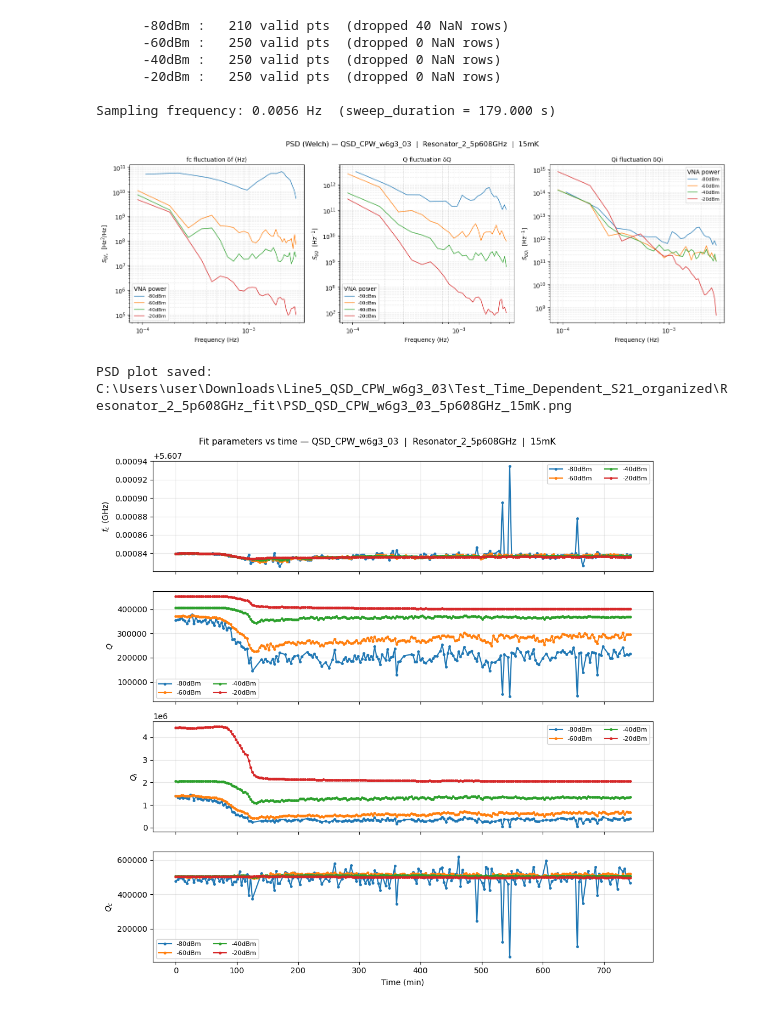
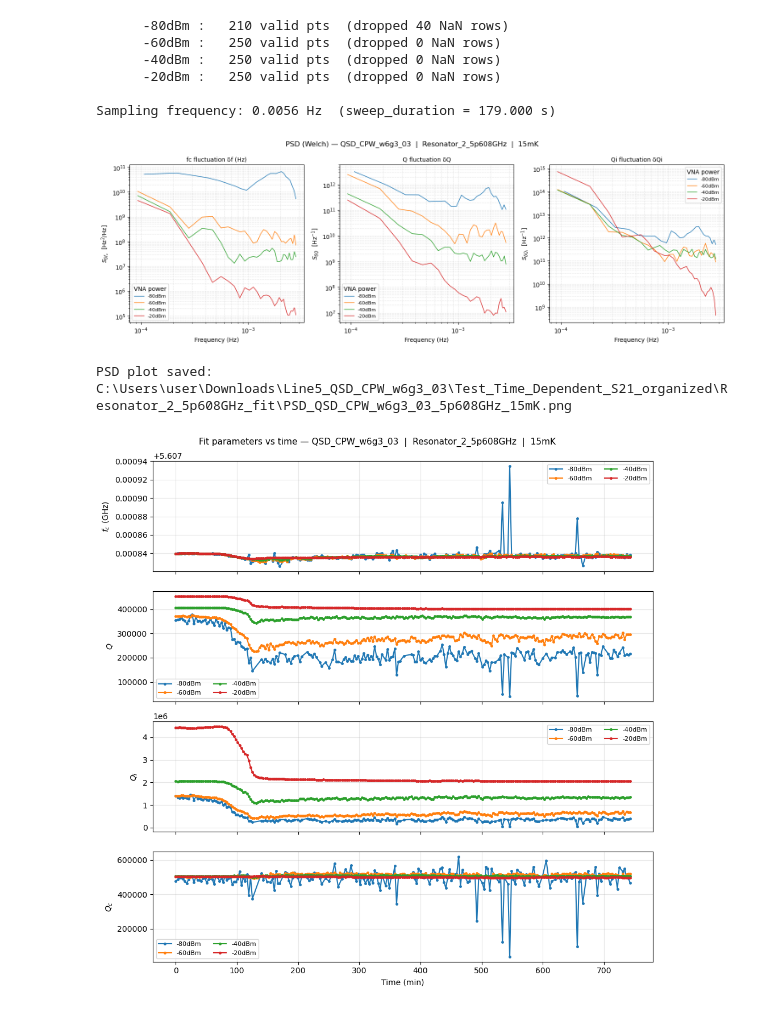
Before and after one commit to WeiRenSyong/Arrange_VNA_Data, a Jupyter notebook: Deal_with_Time_dependent_data.ipynb, the cells around one changed output. Drawn from its saved outputs; the diff is of its cells as text; code cells hidden in the pictures.

```diff
--- a/Deal_with_Time_dependent_data.ipynb
+++ b/Deal_with_Time_dependent_data.ipynb
@@ -679,7 +679,7 @@ Sampling frequency: 0.0056 Hz  (sweep_duration = 179.000 s)
 # For Q, Qi: PSD of fluctuations δQ = Q - mean(Q)           [units: 1/Hz]
 #
 # Welch parameters — adjust nperseg for frequency resolution vs noise trade-off
-nperseg  = 256    # samples per Welch segment; must be ≤ min(n_sweeps) // 4
+nperseg  = 60    # samples per Welch segment; must be ≤ min(n_sweeps) // 4
 noverlap = None   # None → 50% overlap (scipy default)
 
 quantities = [
@@ -702,34 +702,34 @@ for ax, (qty_key, ylabel, desc) in zip(axes, quantities):
         y -= np.mean(y)   # remove DC offset (work with fluctuations)
 
         seg = min(nperseg, len(y) // 4)
         if seg < 8:
             print(f"  [WARN] Too few points for Welch ({pwr}, {qty_key}) — skipping.")
             continue
 
         freqs_psd, Pxx = sig.welch(y, fs=fs, nperseg=seg, noverlap=noverlap)
 
         mask = freqs_psd > 0   # skip DC bin on log axis
         ax.loglog(freqs_psd[mask], Pxx[mask], label=pwr, lw=1)
 
     ax.set_xlabel("Frequency (Hz)")
     ax.set_ylabel(ylabel)
     ax.set_title(desc, fontsize=10)
     ax.legend(fontsize=8, title="VNA power")
     ax.grid(True, which='both', alpha=0.3, ls='--')
 
 fig.suptitle(
     f"PSD (Welch) — {sample_name}  |  {res_label}_{freq_str}  |  {temperature}",
     fontsize=12
 )
 fig.tight_layout()
 
 # Save PSD figure
 psd_plot_path = fit_dir / f"PSD_{sample_name}_{freq_str}_{temperature}.png"
 fig.savefig(psd_plot_path, dpi=150, bbox_inches='tight')
 plt.show()
 print(f"PSD plot saved: {psd_plot_path}")
 # %% [output]
-[figure, old version]
+[figure, new version]
 PSD plot saved: C:\Users\user\Downloads\Line5_QSD_CPW_w6g3_03\Test_Time_Dependent_S21_organized\Resonator_2_5p608GHz_fit\PSD_QSD_CPW_w6g3_03_5p608GHz_15mK.png
 # %%
 # Optional: plot fit parameters vs time for a quick sanity check
```
